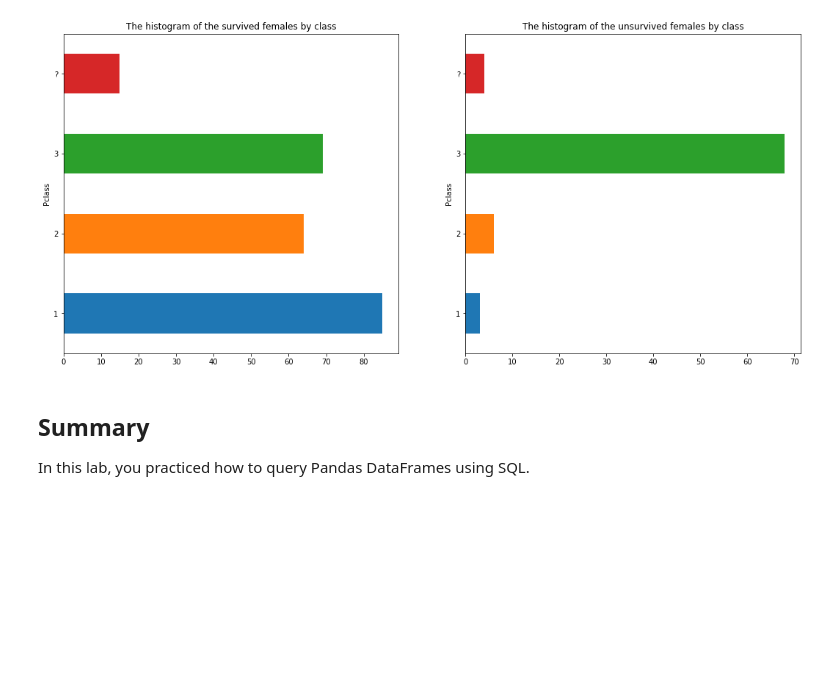
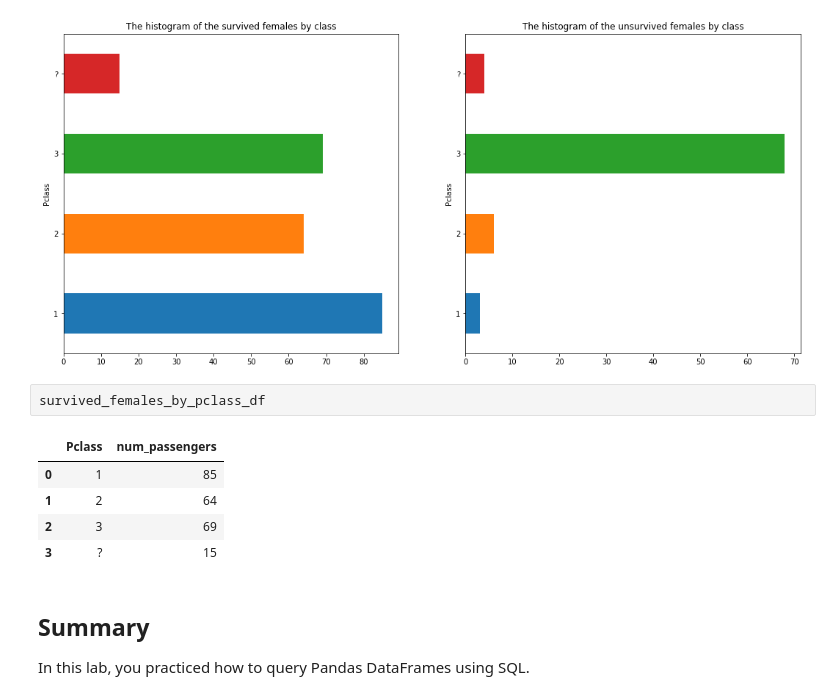
Before and after one commit to ColinFangshu/dsc-using-sql-with-pandas-lab-seattle-ds-career-051319, a Jupyter notebook: index.ipynb, the cells around one changed output. Drawn from its saved outputs; the diff is of its cells as text; blank space fills up the shorter version.

```diff
--- a/index.ipynb
+++ b/index.ipynb
@@ -379,6 +379,14 @@ ax2.set_title('The histogram of the unsurvived females by class')
 # %% [output]
 Text(0.5, 1.0, 'The histogram of the unsurvived females by class')
 [figure]
+# %%
+survived_females_by_pclass_df
+# %% [output]
+|  | Pclass | num_passengers |
+| 0 | 1 | 85 |
+| 1 | 2 | 64 |
+| 2 | 3 | 69 |
+| 3 | ? | 15 |
 # %% [markdown]
 ## Summary
 
```
